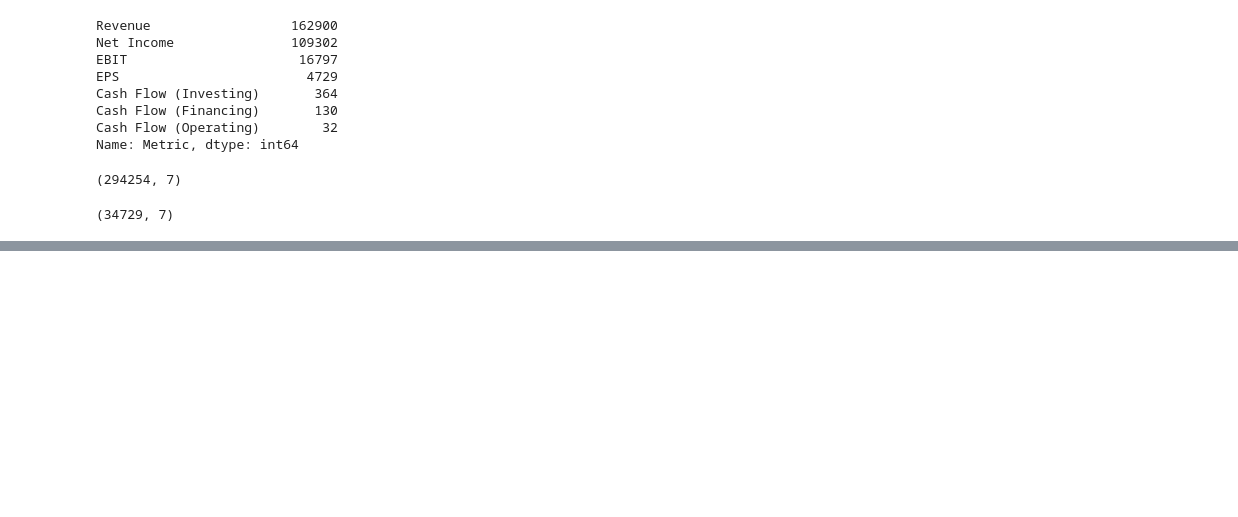
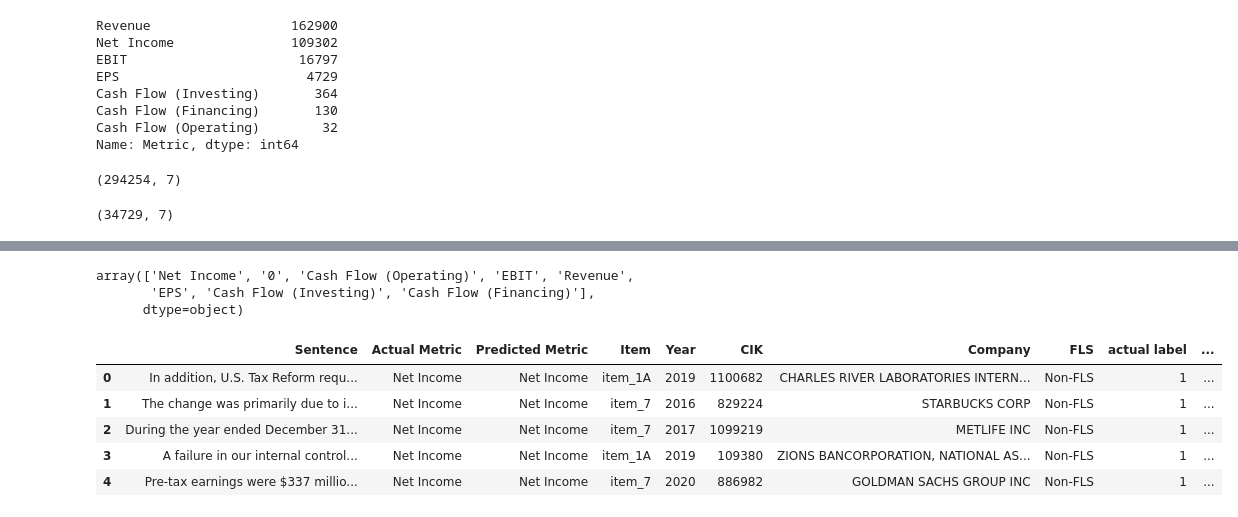
Before and after one commit to nkhanhle23/thesis, a Jupyter notebook: notebooks/eda.ipynb, the cells around one changed output, grey strips where cells are left out. Drawn from its saved outputs; the diff is of its cells as text; code cells hidden in the pictures; blank space fills up the shorter version.

```diff
--- a/notebooks/eda.ipynb
+++ b/notebooks/eda.ipynb
@@ -168,0 +349,33 @@ df_fls.shape
+# %%
+# Import the required libraries
+import pandas as pd
+from sklearn.metrics import classification_report
+
+# Reload data reviews and draw classification report
+df = pd.read_csv('../datasets/result reviews/EXTRACTED_FLS_METRICS_REVIEWED.csv',sep=';')
+df['Actual Metric'].unique()
+# %% [output]
+array(['Net Income', '0', 'Cash Flow (Operating)', 'EBIT', 'Revenue',
+       'EPS', 'Cash Flow (Investing)', 'Cash Flow (Financing)'],
+      dtype=object)
+# %%
+# Convert naming convention of Actual Metric and Predicted Metric's values to int
+label_mapping = {'0': 0,
+                 'Net Income': 1,
+                 'Cash Flow (Operating)': 2,
+                 'EBIT': 3,
+                 'Revenue': 4,
+                 'EPS': 5,
+                 'Cash Flow (Investing)': 6,
+                 'Cash Flow (Financing)': 7,
+                 }
+df['actual label'] = df['Actual Metric'].map(label_mapping)
+df['predicted label'] = df['Predicted Metric'].map(label_mapping)
+df.head()
+# %% [output]
+|  | Sentence | Actual Metric | Predicted Metric | Item | Year | CIK | Company | FLS | actual label | ... |
+| 0 | In addition, U.S. Tax Reform requ... | Net Income | Net Income | item_1A | 2019 | 1100682 | CHARLES RIVER LABORATORIES INTERN... | Non-FLS | 1 | ... |
+| 1 | The change was primarily due to i... | Net Income | Net Income | item_7 | 2016 | 829224 | STARBUCKS CORP | Non-FLS | 1 | ... |
+| 2 | During the year ended December 31... | Net Income | Net Income | item_7 | 2017 | 1099219 | METLIFE INC | Non-FLS | 1 | ... |
+| 3 | A failure in our internal control... | Net Income | Net Income | item_1A | 2019 | 109380 | ZIONS BANCORPORATION, NATIONAL AS... | Non-FLS | 1 | ... |
+| 4 | Pre-tax earnings were $337 millio... | Net Income | Net Income | item_7 | 2020 | 886982 | GOLDMAN SACHS GROUP INC | Non-FLS | 1 | ... |
```
Also changed, not shown: parts of 20 cells of this notebook, 2 other files.
